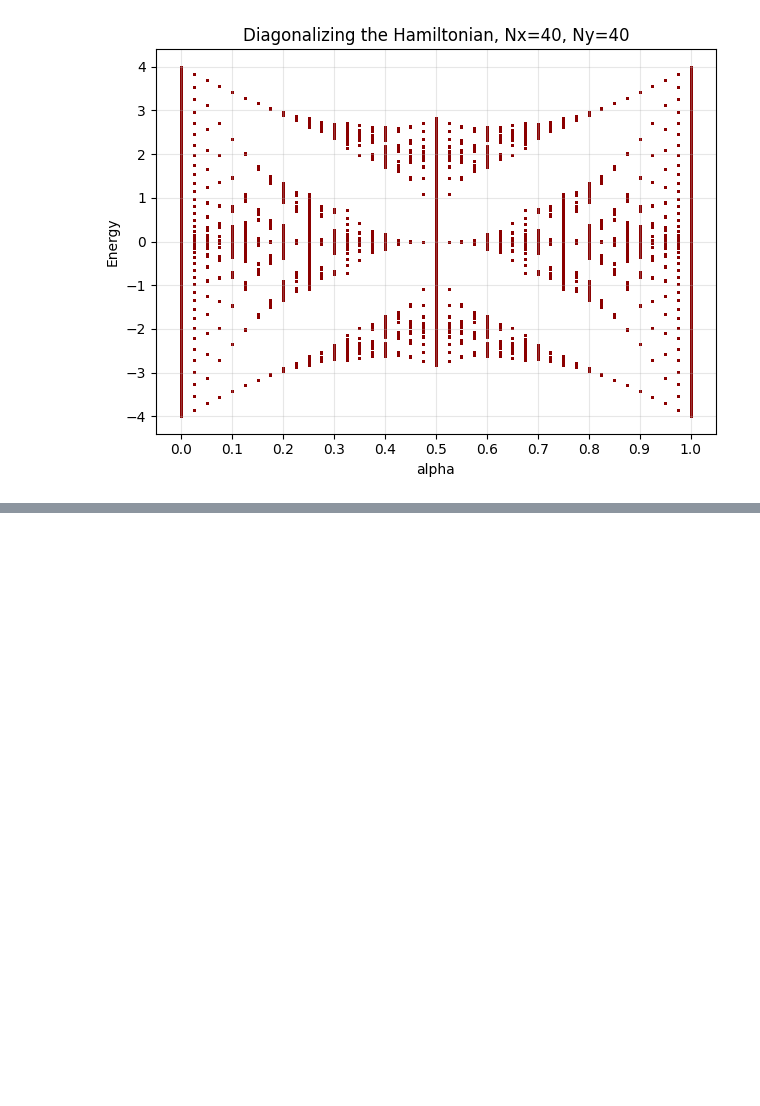
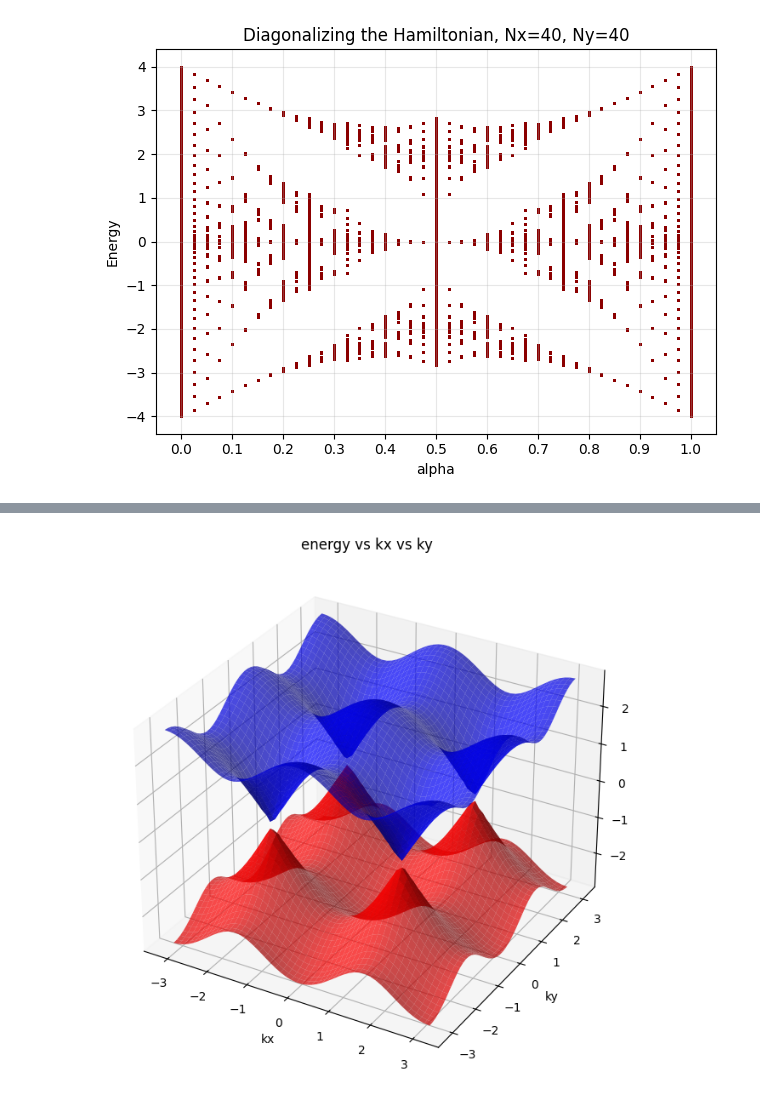
Before and after one commit to uveysturhan/condensed-matter-related, a Jupyter notebook: Results_for_Harper_Equation_and_Hamiltonian_Approach.ipynb, the cells around one changed output, grey strips where cells are left out. Drawn from its saved outputs; the diff is of its cells as text; code cells hidden in the pictures; blank space fills up the shorter version.

```diff
--- a/Results_for_Harper_Equation_and_Hamiltonian_Approach.ipynb
+++ b/Results_for_Harper_Equation_and_Hamiltonian_Approach.ipynb
@@ -330,0 +346,25 @@ plt.show()
+# %%
+import numpy as np
+import matplotlib.pyplot as plt
+
+#kx and ky ranges from minus pi to plus pi
+kx = np.linspace(-np.pi, np.pi, 50)
+ky = np.linspace(-np.pi, np.pi, 50)
+kx, ky = np.meshgrid(kx, ky)
+
+#Energy formula
+E = 2*np.sqrt(np.cos(kx)**2 + np.cos(ky)**2)
+
+fig = plt.figure(figsize=(10, 8))
+ax = fig.add_subplot(111, projection='3d')
+
+#Plot
+ax.plot_surface(kx, ky, E, color='blue', alpha=0.7)
+ax.plot_surface(kx, ky, -E, color='red', alpha=0.7)
+ax.set_xlabel("kx")
+ax.set_ylabel("ky")
+ax.set_zlabel( "E")
+ax.set_title("energy vs kx vs ky")
+plt.show()
+# %% [output]
+[figure, added]
```
Also changed, not shown: parts of 7 cells of this notebook.
